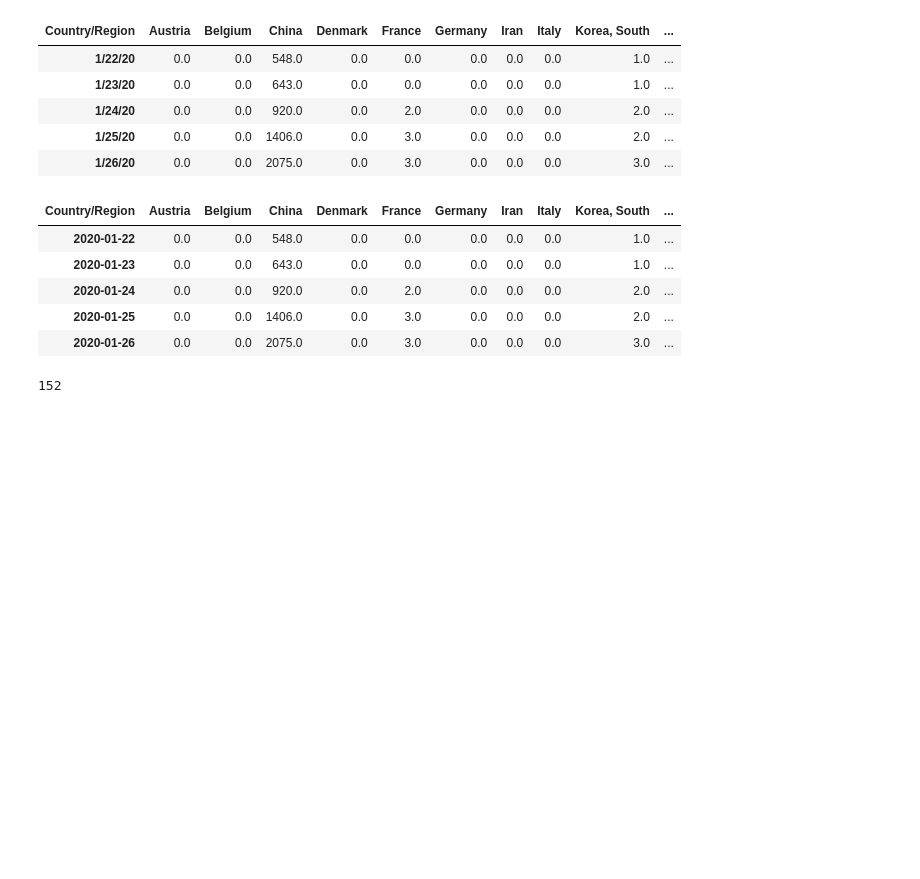
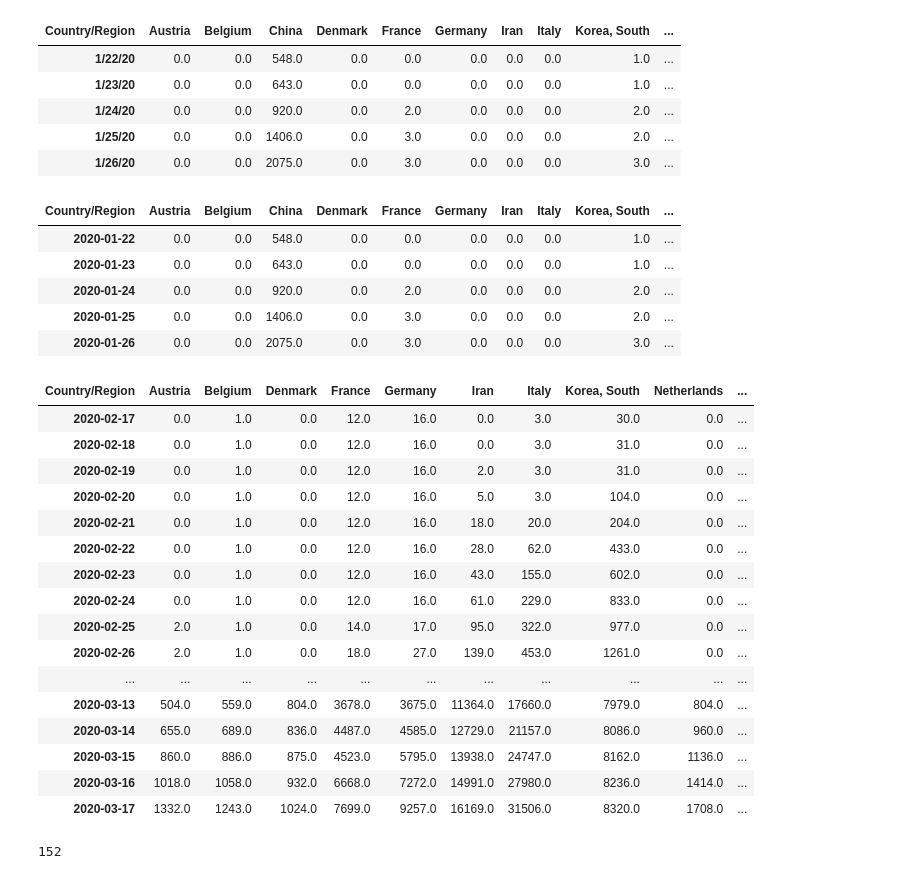
Before and after one commit to akakicreations/ejercicios-casuales-github, a Jupyter notebook: covid19-exercise/covid19_notebook.ipynb, the cells around one changed output. Drawn from its saved outputs; the diff is of its cells as text; code cells hidden in the pictures; blank space fills up the shorter version.

```diff
--- a/covid19-exercise/covid19_notebook.ipynb
+++ b/covid19-exercise/covid19_notebook.ipynb
@@ -88,3 +88,26 @@ data_time.head()
 # %%
 # Exportar CSV
 data_time.to_csv(r'covid19-csv.csv', index = True)
+# %%
+# Filtrar sin China y último mes
+data_time_filter = data_time[-30:]
+data_time_filter = data_time_filter.drop('China', axis=1)
+data_time_filter.head(30)
+# %% [output]
+| Country/Region | Austria | Belgium | Denmark | France | Germany | Iran | Italy | Korea, South | Netherlands | ... |
+| 2020-02-17 | 0.0 | 1.0 | 0.0 | 12.0 | 16.0 | 0.0 | 3.0 | 30.0 | 0.0 | ... |
+| 2020-02-18 | 0.0 | 1.0 | 0.0 | 12.0 | 16.0 | 0.0 | 3.0 | 31.0 | 0.0 | ... |
+| 2020-02-19 | 0.0 | 1.0 | 0.0 | 12.0 | 16.0 | 2.0 | 3.0 | 31.0 | 0.0 | ... |
+| 2020-02-20 | 0.0 | 1.0 | 0.0 | 12.0 | 16.0 | 5.0 | 3.0 | 104.0 | 0.0 | ... |
+| 2020-02-21 | 0.0 | 1.0 | 0.0 | 12.0 | 16.0 | 18.0 | 20.0 | 204.0 | 0.0 | ... |
+| 2020-02-22 | 0.0 | 1.0 | 0.0 | 12.0 | 16.0 | 28.0 | 62.0 | 433.0 | 0.0 | ... |
+| 2020-02-23 | 0.0 | 1.0 | 0.0 | 12.0 | 16.0 | 43.0 | 155.0 | 602.0 | 0.0 | ... |
+| 2020-02-24 | 0.0 | 1.0 | 0.0 | 12.0 | 16.0 | 61.0 | 229.0 | 833.0 | 0.0 | ... |
+| 2020-02-25 | 2.0 | 1.0 | 0.0 | 14.0 | 17.0 | 95.0 | 322.0 | 977.0 | 0.0 | ... |
+| 2020-02-26 | 2.0 | 1.0 | 0.0 | 18.0 | 27.0 | 139.0 | 453.0 | 1261.0 | 0.0 | ... |
+| ... | ... | ... | ... | ... | ... | ... | ... | ... | ... | ... |
+| 2020-03-13 | 504.0 | 559.0 | 804.0 | 3678.0 | 3675.0 | 11364.0 | 17660.0 | 7979.0 | 804.0 | ... |
+| 2020-03-14 | 655.0 | 689.0 | 836.0 | 4487.0 | 4585.0 | 12729.0 | 21157.0 | 8086.0 | 960.0 | ... |
+| 2020-03-15 | 860.0 | 886.0 | 875.0 | 4523.0 | 5795.0 | 13938.0 | 24747.0 | 8162.0 | 1136.0 | ... |
+| 2020-03-16 | 1018.0 | 1058.0 | 932.0 | 6668.0 | 7272.0 | 14991.0 | 27980.0 | 8236.0 | 1414.0 | ... |
+| 2020-03-17 | 1332.0 | 1243.0 | 1024.0 | 7699.0 | 9257.0 | 16169.0 | 31506.0 | 8320.0 | 1708.0 | ... |
```
Also changed, not shown: parts of 2 cells of this notebook.
